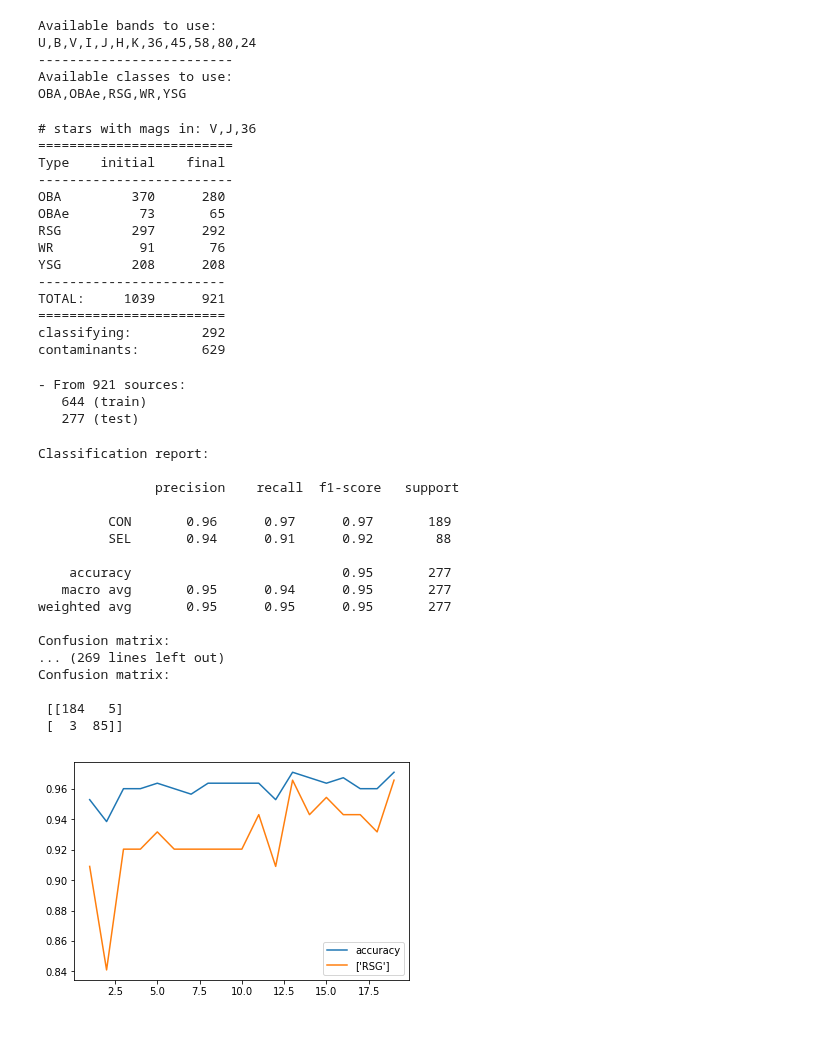
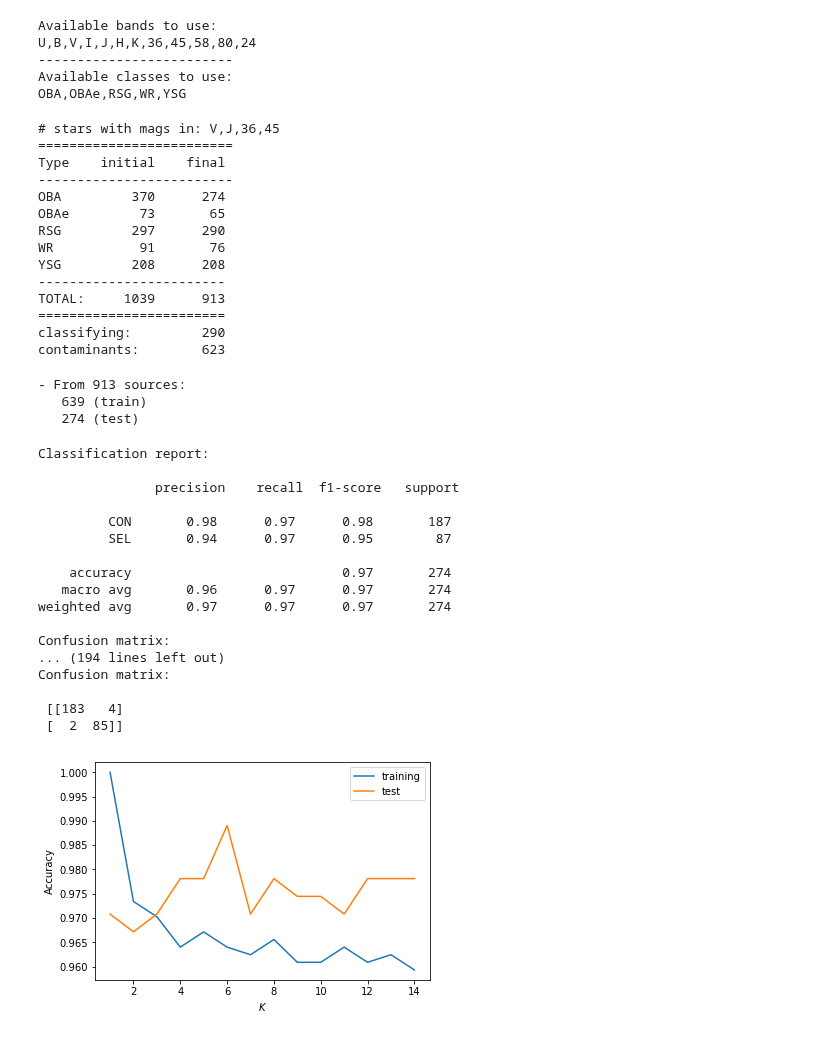
Before and after one commit to astrostatistics-in-crete/2022_summer_school, a Jupyter notebook: ML_Classification/Classification_SW_answerkey.ipynb, the cells around one changed output. Cells and saved outputs as stored; diff of their text form; code cells hidden in the pictures.

```diff
--- a/ML_Classification/Classification_SW_answerkey.ipynb
+++ b/ML_Classification/Classification_SW_answerkey.ipynb
@@ -923,7 +947,7 @@ U,B,V,I,J,H,K,36,45,58,80,24
 Available classes to use:
 OBA,OBAe,RSG,WR,YSG
 # %%
-bands_selected = ['V', 'J', '36'] #, '36um', '58um']
+bands_selected = ['V', 'J']
 # %%
 ml_data_mags, ml_data_clrs, ml_objects, ml_labels = process_data( bands_selected,[])
 # %% [output]
@@ -1115,8 +1174,8 @@ contaminants:        554
 # %%
 # splitting data on magnitudes or colors
 
-X_train, X_test, y_train, y_test = train_test_split(ml_data_mags,
-#X_train, X_test, y_train, y_test = train_test_split(ml_data_clrs,
+#X_train, X_test, y_train, y_test = train_test_split(ml_data_mags,
+X_train, X_test, y_train, y_test = train_test_split(ml_data_clrs,
                                                                 ml_labels,
 #                                shuffle=True, stratify=ml_labels,
                                 test_size=0.3) #,  random_state=42)
@@ -1344,49 +1303,49 @@ bands_selected_KNN = ['V', 'J', '36'] #, '36
+# %%
+# add classes to keep and bands here
+class2keep_KNN=['RSG'] # 'WR', 'OBA']
+bands_selected_KNN = ['V', 'J', '36', '45']
 # %%
+# process data here
 ml_data_mags, ml_data_clrs, ml_objects, ml_labels = process_data( bands_selected_KNN, class2keep_KNN)
 # %% [output]
-# stars with mags in: V,J,36
+# stars with mags in: V,J,36,45
 =========================
 Type    initial    final
 -------------------------
-OBA         370      280
+OBA         370      274
 OBAe         73       65
-RSG         297      292
+RSG         297      290
 WR           91       76
 YSG         208      208
 ------------------------
-TOTAL:     1039      921
+TOTAL:     1039      913
 ========================
-classifying:         292
-contaminants:        629
+classifying:         290
+contaminants:        623
 # %%
-from sklearn.neighbors import KNeighborsClassifier
-
 X_train, X_test, y_train, y_test = train_test_split(ml_data_clrs, ml_labels,
                         stratify = ml_labels,
-                        test_size=0.3, random_state=42)
+                        test_size=0.3)
 
 print(f'- From {len(ml_objects)} sources:')
 print(f'   {len(X_train)} (train)')
 print(f'   {len(X_test)} (test)')
-
-
-#print(y_pred)
 # %% [output]
-- From 921 sources:
-   644 (train)
-   277 (test)
+- From 913 sources:
+   639 (train)
+   274 (test)
 # %%
+from sklearn.neighbors import KNeighborsClassifier
+
 from sklearn.metrics import accuracy_score
-from sklearn.metrics import recall_score
 
 # PERFORM CLASSIFICATION FOR VARIOUS VALUES OF k
 
 # for each 'k', store the classifier and predictions on test sample
 classifiers = []
 predictions = []
-accuracies  = []
-recalls     = []
-kvals = np.arange(1,20,1) #[1, 3, 10] # k values to be used
+accuracies_train, accuracies_test  = [], []
+kvals = np.arange(1,15,1) #[1, 3, 10] # k values to be used
 
 classifiers, predictions = [], []
 
@@ -1399,8 +1358,8 @@ for k in kvals:
 
     classifiers.append(KNN)
     predictions.append(y_pred)
-    accuracies.append(accuracy_score( y_test, y_pred))
-    recalls.append(recall_score(y_test, y_pred, pos_label='SEL') )
+    accuracies_test.append(accuracy_score( y_test, y_pred))
+    accuracies_train.append(accuracy_score( y_train, KNN.predict(X_train)))
 
     print(f"Classification report:\n\n {metrics.classification_report(y_test, y_pred)}")
     print(f"Confusion matrix: \n\n {metrics.confusion_matrix(y_test, y_pred)}")
@@ -1409,32 +1368,30 @@ Classification report:
 
                precision    recall  f1-score   support
 
-         CON       0.96      0.97      0.97       189
-         SEL       0.94      0.91      0.92        88
+         CON       0.98      0.97      0.98       187
+         SEL       0.94      0.97      0.95        87
 
-    accuracy                           0.95       277
-   macro avg       0.95      0.94      0.95       277
-weighted avg       0.95      0.95      0.95       277
+    accuracy                           0.97       274
+   macro avg       0.96      0.97      0.97       274
+weighted avg       0.97      0.97      0.97       274
 
 Confusion matrix:
-... (269 lines left out)
+... (194 lines left out)
 Confusion matrix:
 
- [[184   5]
- [  3  85]]
+ [[183   4]
+ [  2  85]]
 # %%
-# print(accuracies)
-
-# print(recalls)
-
-# print()
+## Plotting results
 
 nn = [ clasf.n_neighbors for clasf in classifiers]
 
-plt.plot(nn, accuracies, label='accuracy')
-plt.plot(nn, recalls, label=class2keep)
+plt.plot(nn, accuracies_train, label='training')
+plt.plot(nn, accuracies_test, label='test')
 
+plt.xlabel('$K$')
+plt.ylabel('Accuracy')
 plt.legend()
 plt.show()
 # %% [output]
-[figure, old version]
+[figure, new version]
```
Also changed, not shown: parts of 41 cells of this notebook, 5 other files.
